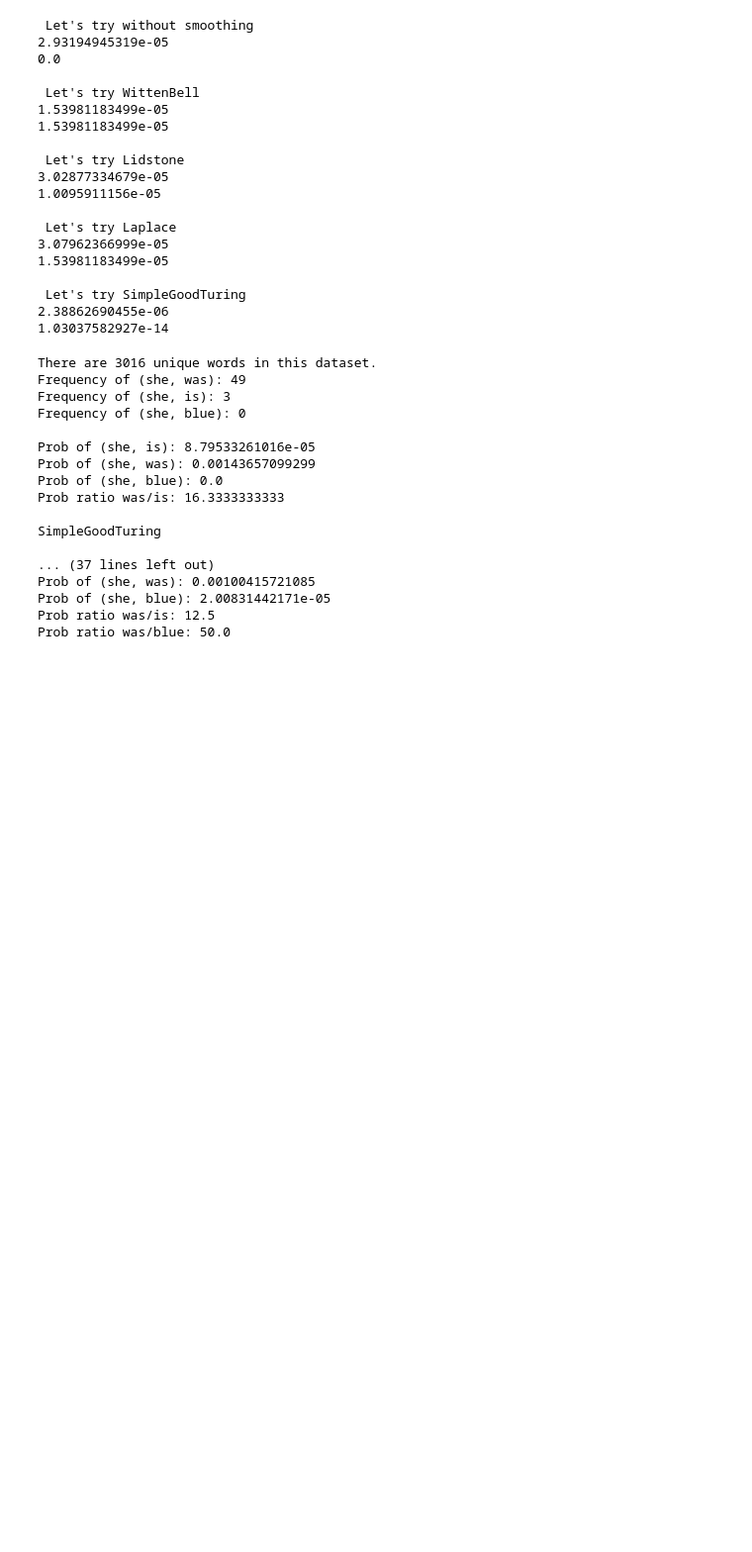
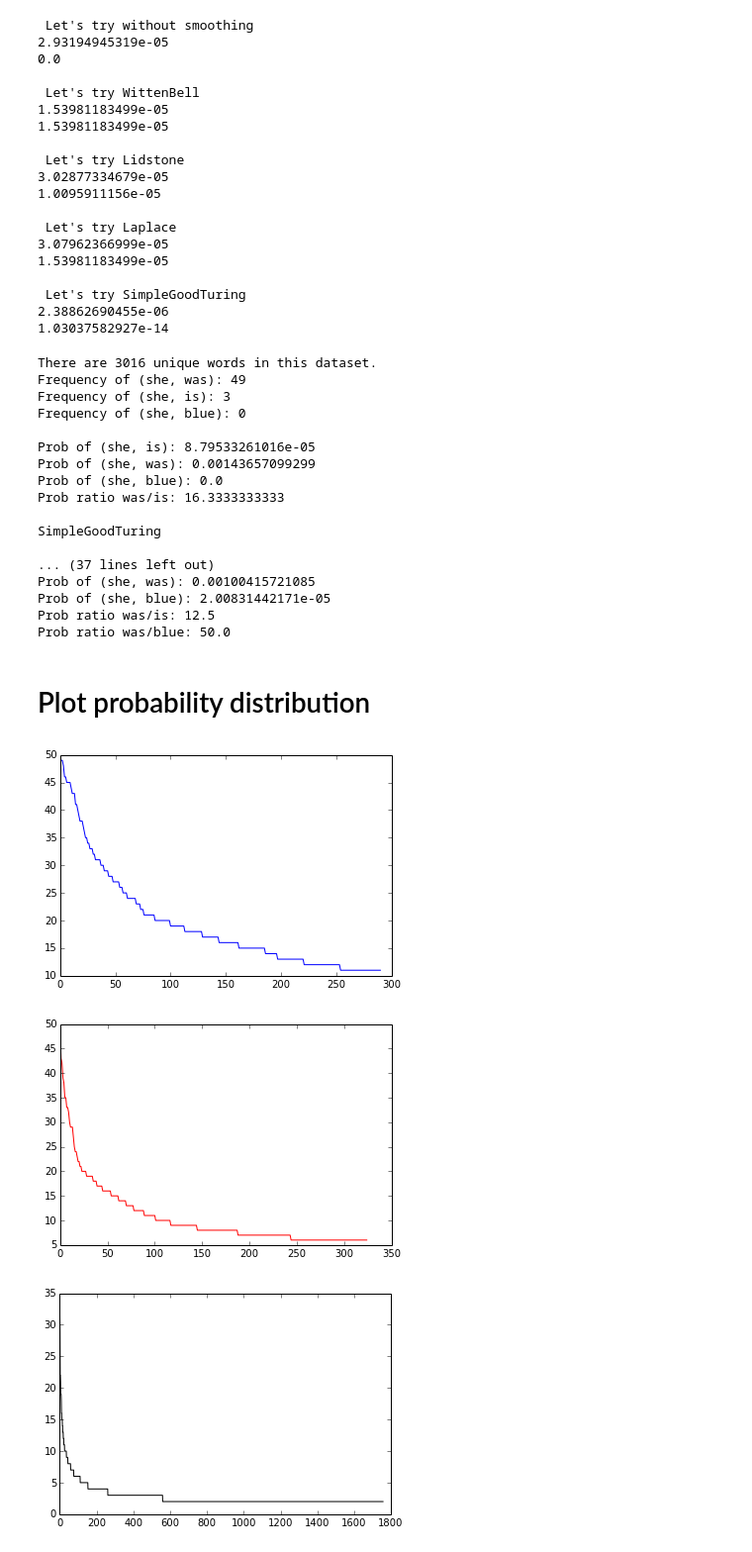
Before and after one commit to sofiabroome/wordpredictor, a Jupyter notebook: Experiments_Jeremy.ipynb, the cells around one changed output. Shown: that part at 99% size. Cells and saved outputs as stored; diff of their text form; code cells hidden in the pictures; blank space fills up the shorter version.

Commit message:
Add probability distribution plot method

```diff
--- a/Experiments_Jeremy.ipynb
+++ b/Experiments_Jeremy.ipynb
@@ -342,3 +345,23 @@ Prob of (she, was): 0.00100415721085
 Prob of (she, blue): 2.00831442171e-05
 Prob ratio was/is: 12.5
 Prob ratio was/blue: 50.0
+# %% [markdown]
+# Plot probability distribution
+# %%
+def plot_ngrams_distribution(corpora, n, min_freq, max_freq, color=None):
+    model = NgramModel(n)
+    model.train(corpora)
+    high_freq = [model.frequencies[x] for x in model.frequencies.keys() if (model.frequencies[x] > min_freq and model.frequencies[x] < max_freq)]
+    high_freq = sorted(high_freq, reverse = True)
+    pl.plot(range(len(high_freq)), high_freq, color)
+# %%
+plot_ngrams_distribution(carroll, 2, 10, 50, "blue")
+pl.show()
+plot_ngrams_distribution(carroll, 3, 5, 50, "red")
+pl.show()
+plot_ngrams_distribution(carroll, 4, 1, 50, "black")
+pl.show()
+# %% [output]
+[figure, added]
+[figure, added]
+[figure, added]
```
Also changed, not shown: parts of 1 cell of this notebook.
